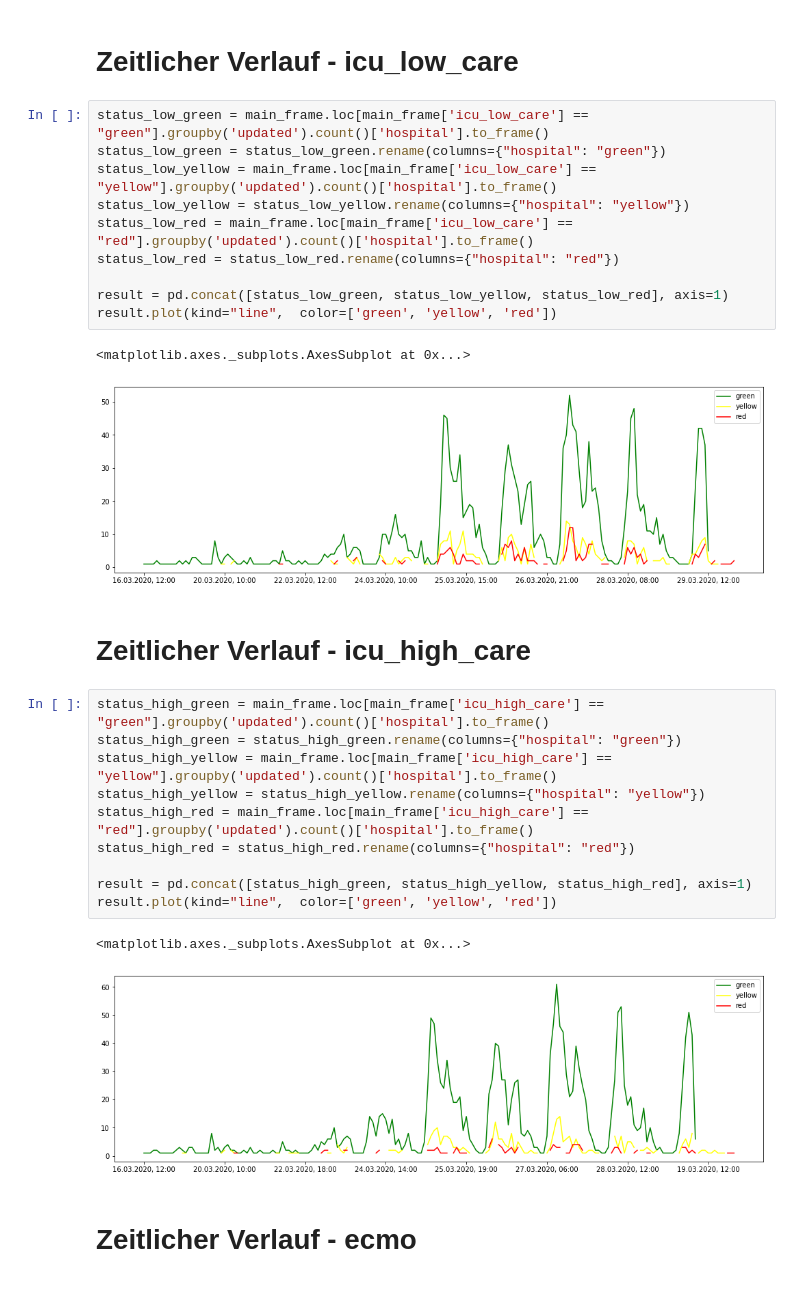
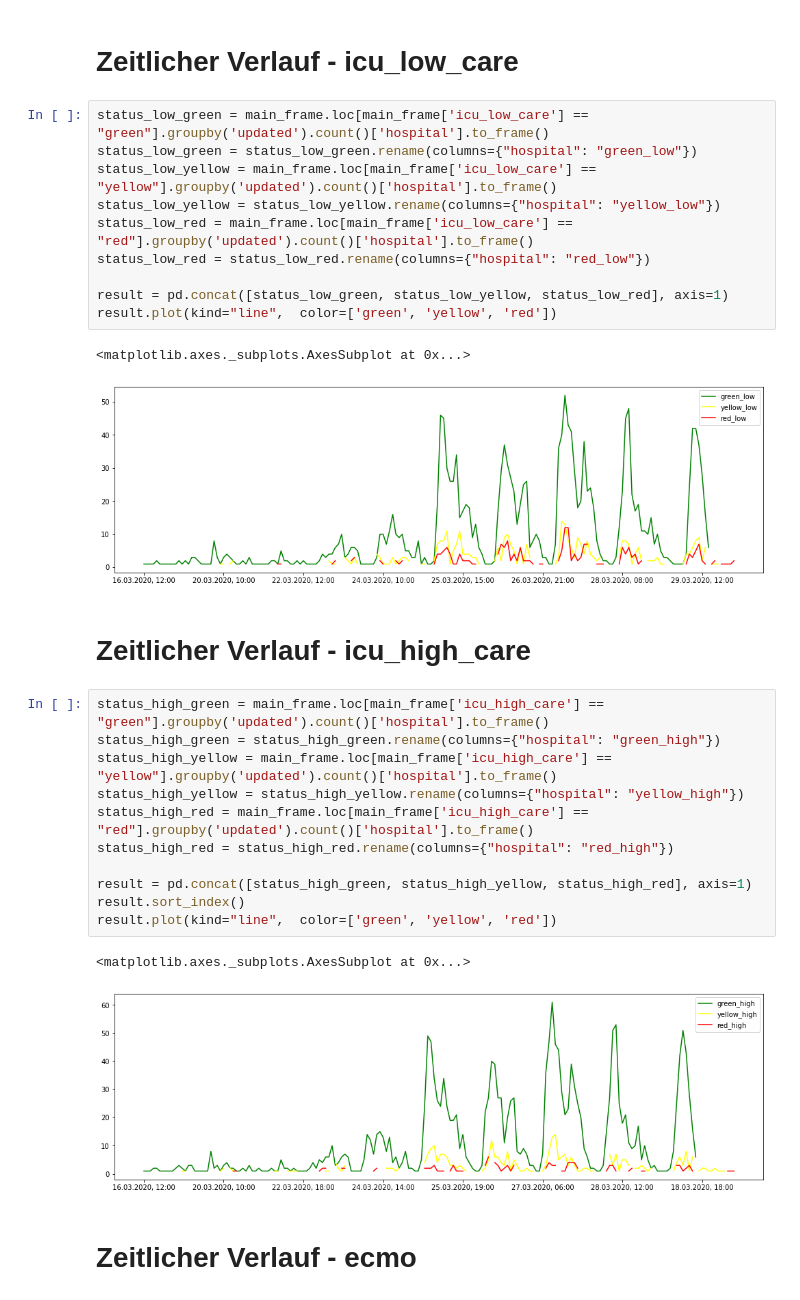
Before and after one commit to marc101101/intensiv-betten, a Jupyter notebook: data_analytics/Markus_first_draft.ipynb, the cells around one changed output. Cells and saved outputs as stored; diff of their text form.

```diff
--- a/data_analytics/Markus_first_draft.ipynb
+++ b/data_analytics/Markus_first_draft.ipynb
@@ -154,32 +154,33 @@ main_frame
 # Zeitlicher Verlauf - icu_low_care
 # %%
 status_low_green = main_frame.loc[main_frame['icu_low_care'] == "green"].groupby('updated').count()['hospital'].to_frame()
-status_low_green = status_low_green.rename(columns={"hospital": "green"})
+status_low_green = status_low_green.rename(columns={"hospital": "green_low"})
 status_low_yellow = main_frame.loc[main_frame['icu_low_care'] == "yellow"].groupby('updated').count()['hospital'].to_frame()
-status_low_yellow = status_low_yellow.rename(columns={"hospital": "yellow"})
+status_low_yellow = status_low_yellow.rename(columns={"hospital": "yellow_low"})
 status_low_red = main_frame.loc[main_frame['icu_low_care'] == "red"].groupby('updated').count()['hospital'].to_frame()
-status_low_red = status_low_red.rename(columns={"hospital": "red"})
+status_low_red = status_low_red.rename(columns={"hospital": "red_low"})
 
 result = pd.concat([status_low_green, status_low_yellow, status_low_red], axis=1)
 result.plot(kind="line",  color=['green', 'yellow', 'red'])
 # %% [output]
 <matplotlib.axes._subplots.AxesSubplot at 0x...>
-[figure, old version]
+[figure, new version]
 # %% [markdown]
 # Zeitlicher Verlauf - icu_high_care
 # %%
 status_high_green = main_frame.loc[main_frame['icu_high_care'] == "green"].groupby('updated').count()['hospital'].to_frame()
-status_high_green = status_high_green.rename(columns={"hospital": "green"})
+status_high_green = status_high_green.rename(columns={"hospital": "green_high"})
 status_high_yellow = main_frame.loc[main_frame['icu_high_care'] == "yellow"].groupby('updated').count()['hospital'].to_frame()
-status_high_yellow = status_high_yellow.rename(columns={"hospital": "yellow"})
+status_high_yellow = status_high_yellow.rename(columns={"hospital": "yellow_high"})
 status_high_red = main_frame.loc[main_frame['icu_high_care'] == "red"].groupby('updated').count()['hospital'].to_frame()
-status_high_red = status_high_red.rename(columns={"hospital": "red"})
+status_high_red = status_high_red.rename(columns={"hospital": "red_high"})
 
 result = pd.concat([status_high_green, status_high_yellow, status_high_red], axis=1)
+result.sort_index()
 result.plot(kind="line",  color=['green', 'yellow', 'red'])
 # %% [output]
 <matplotlib.axes._subplots.AxesSubplot at 0x...>
-[figure, old version]
+[figure, new version]
 # %% [markdown]
 # Zeitlicher Verlauf - ecmo
 # %%
```
Also changed, not shown: parts of 6 cells of this notebook, 1 other file.
